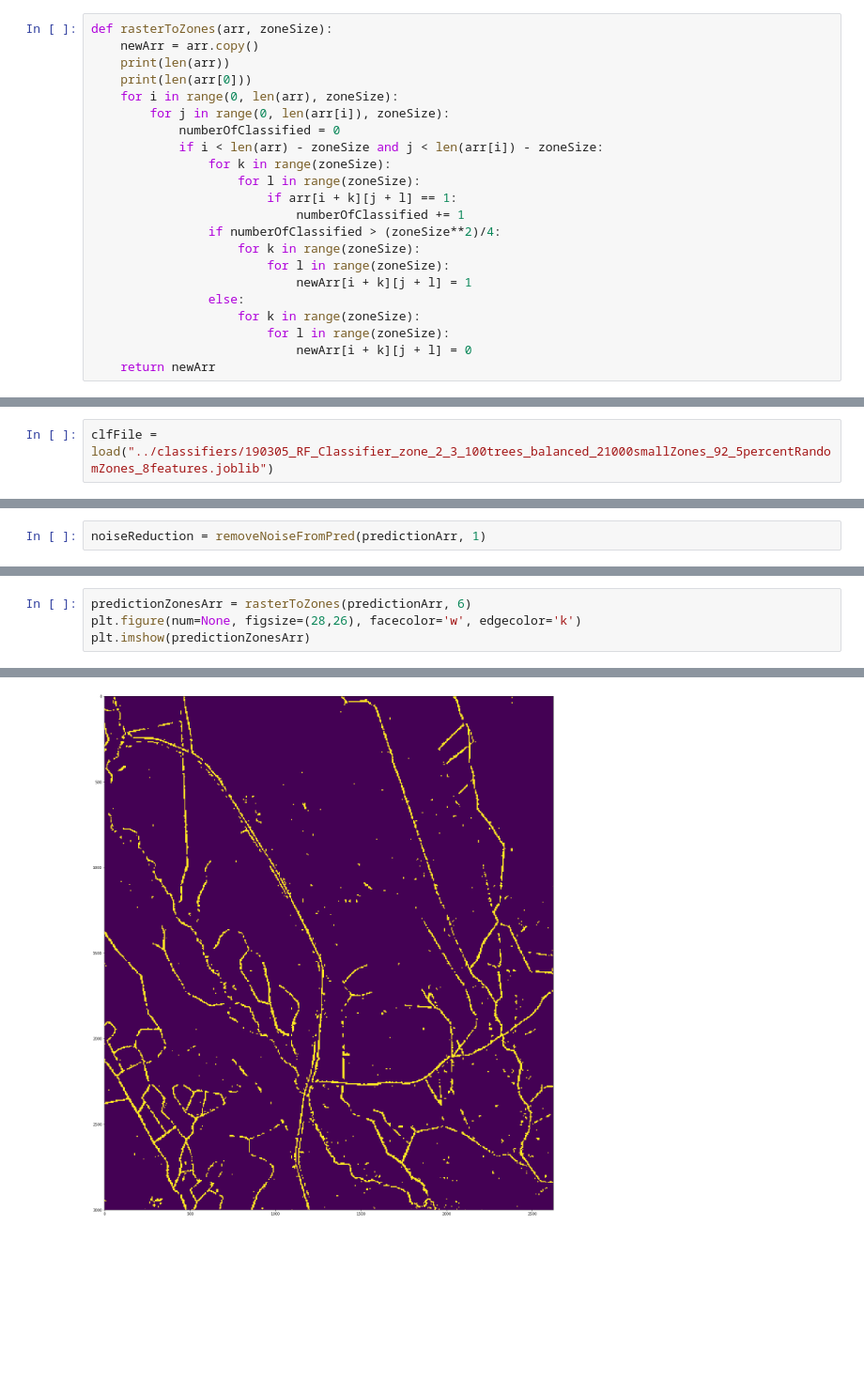
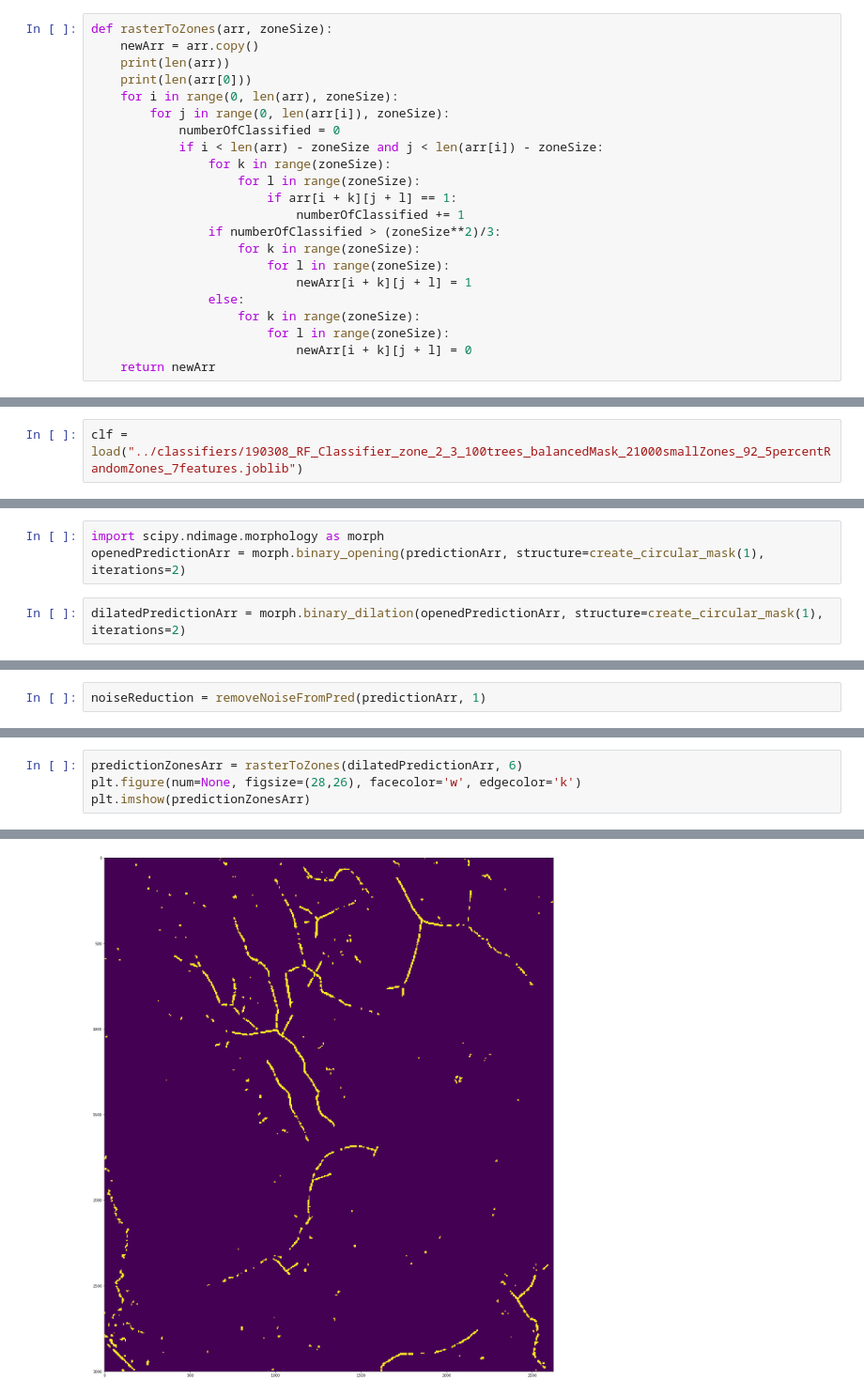
Before and after one commit to jonatan-flyckt/bachelors-thesis-playground, a Jupyter notebook: jonatan_features/random_forest.ipynb, the cells around one changed output, grey strips where cells are left out. Shown at 94% size. Saved outputs shown, nothing was run; the diff lists cells and outputs as text; blank space fills up the shorter version.

Commit message:
Adds binary opening + binary dilation to reduce noise after classification.

```diff
--- a/jonatan_features/random_forest.ipynb
+++ b/jonatan_features/random_forest.ipynb
@@ -199,7 +199,7 @@ def rasterToZones(arr, zoneSize):
                     for l in range(zoneSize):
                         if arr[i + k][j + l] == 1:
                             numberOfClassified += 1
-                if numberOfClassified > (zoneSize**2)/4:
+                if numberOfClassified > (zoneSize**2)/3:
                     for k in range(zoneSize):
                         for l in range(zoneSize):
                             newArr[i + k][j + l] = 1
@@ -218,7 +218,7 @@ dump(clf, "../classifiers/190308_RF_Classifier_zone_1_2_100trees_balancedMask_21
 # %% [output]
 ['../classifiers/190308_RF_Classifier_zone_1_2_100trees_balancedMask_21000smallZones_92_5percentRandomZones_7features.joblib']
 # %%
-clfFile = load("../classifiers/190305_RF_Classifier_zone_2_3_100trees_balanced_21000smallZones_92_5percentRandomZones_8features.joblib")
+clf = load("../classifiers/190308_RF_Classifier_zone_2_3_100trees_balancedMask_21000smallZones_92_5percentRandomZones_7features.joblib")
 # %%
 from sklearn.metrics import accuracy_score,recall_score,confusion_matrix
 
@@ -299,0 +300,5 @@ plt.imshow(predictionArr)
+# %%
+import scipy.ndimage.morphology as morph
+openedPredictionArr = morph.binary_opening(predictionArr, structure=create_circular_mask(1), iterations=2)
+# %%
+dilatedPredictionArr = morph.binary_dilation(openedPredictionArr, structure=create_circular_mask(1), iterations=2)
@@ -339,14 +350,14 @@ plt.imshow(evaluatedArr)
 <matplotlib.image.AxesImage at 0x...>
 [figure]
 # %%
-predictionZonesArr = rasterToZones(predictionArr, 6)
+predictionZonesArr = rasterToZones(dilatedPredictionArr, 6)
 plt.figure(num=None, figsize=(28,26), facecolor='w', edgecolor='k')
 plt.imshow(predictionZonesArr)
 # %% [output]
 3000
 2625
 <matplotlib.image.AxesImage at 0x...>
-[figure, old version]
+[figure, new version]
 # %%
 validationZones = rasterToZones(y_test_reshape, 6)
 plt.figure(num=None, figsize=(28,26), facecolor='w', edgecolor='k')
```
Also changed, not shown: parts of 13 cells of this notebook.
